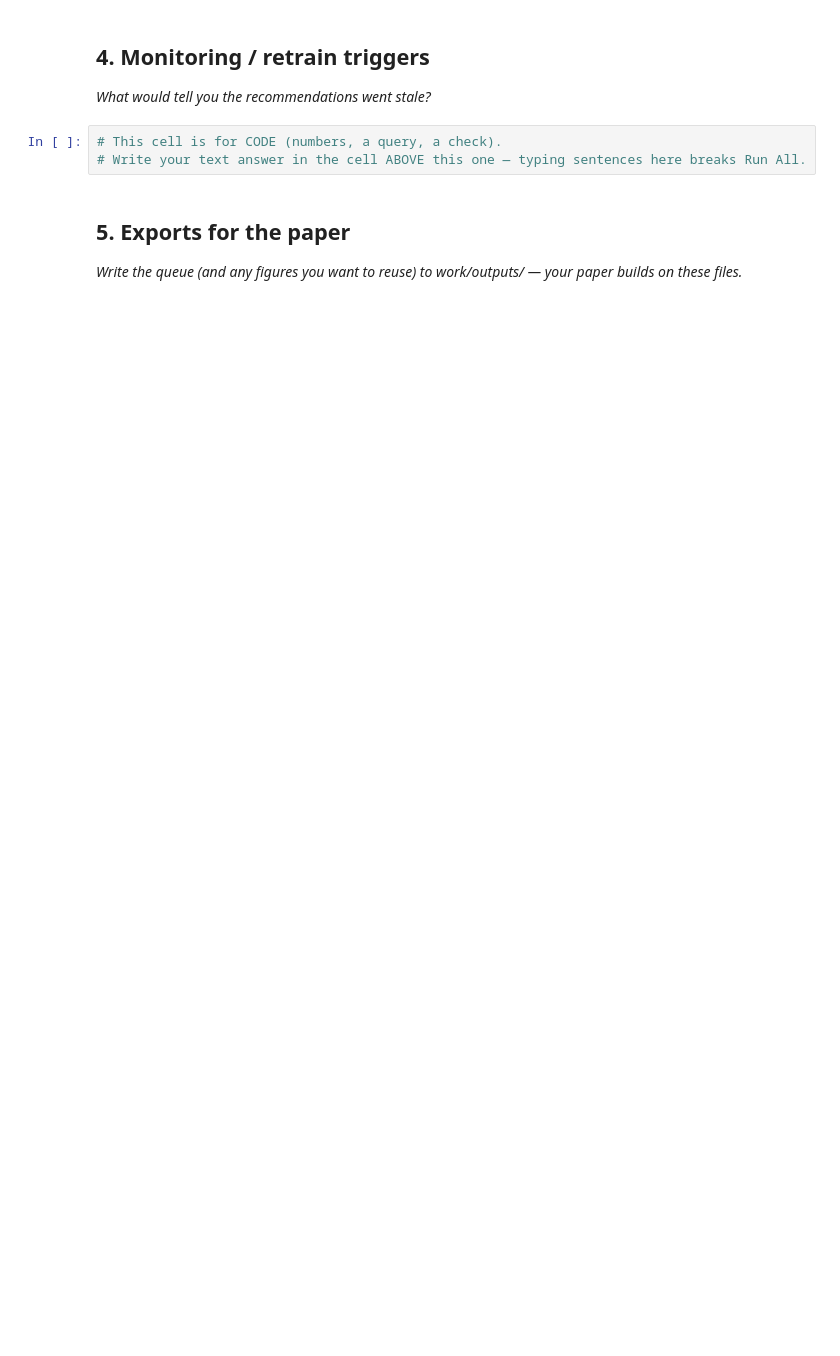
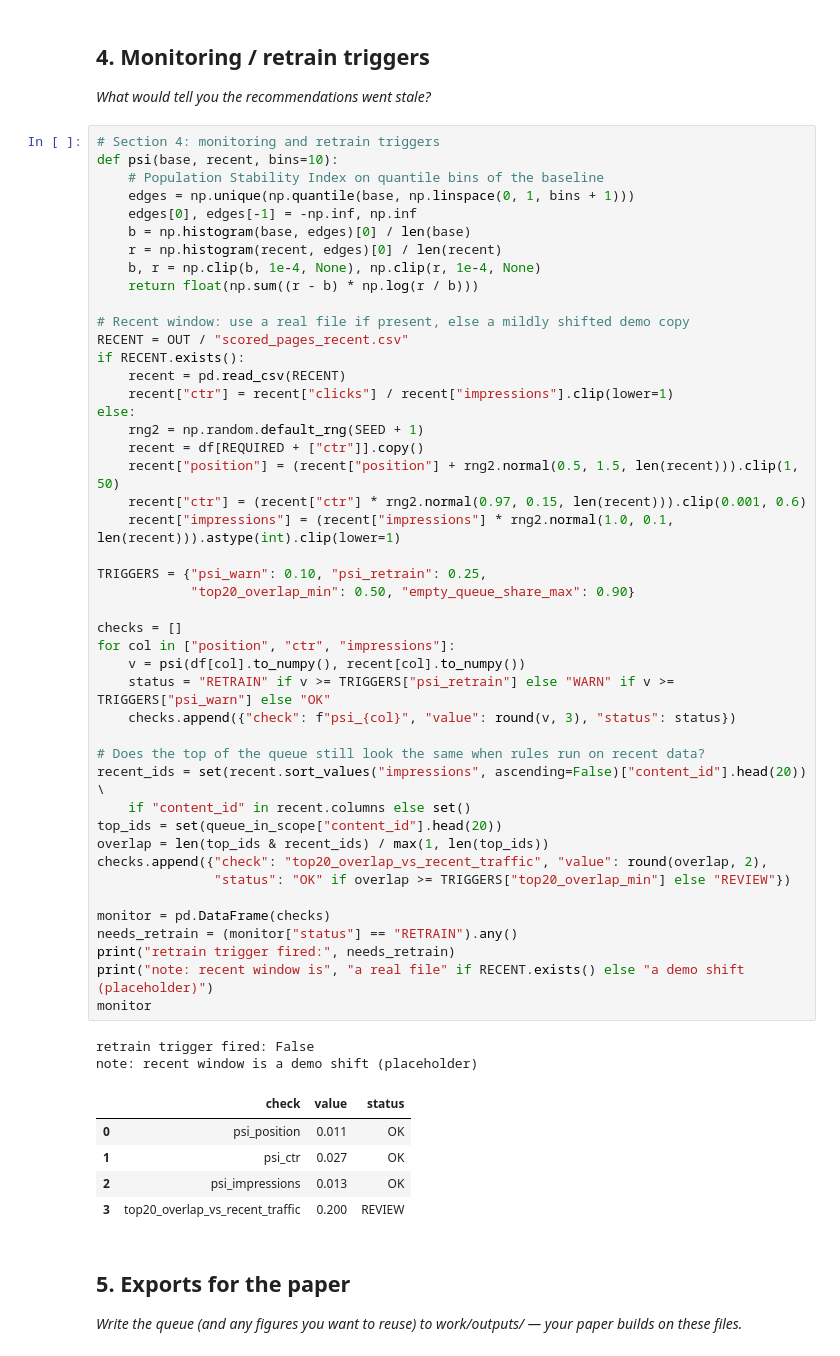
Before and after one commit to ayazahmedbscsf23-art/flyrank-ml-internship, a Jupyter notebook: work/notebooks/w07_action_playbook.ipynb, the cells around one changed output. Saved outputs shown, nothing was run; the diff lists cells and outputs as text; blank space fills up the shorter version.

```diff
--- a/work/notebooks/w07_action_playbook.ipynb
+++ b/work/notebooks/w07_action_playbook.ipynb
@@ -31,9 +236,59 @@ This skeleton is yours to fill. Work the sections **in order** — each one has
 ## 4. Monitoring / retrain triggers
 
 *What would tell you the recommendations went stale?*
-# %%
-# This cell is for CODE (numbers, a query, a check).
-# Write your text answer in the cell ABOVE this one — typing sentences here breaks Run All.
+# %%
+# Section 4: monitoring and retrain triggers
+def psi(base, recent, bins=10):
+    # Population Stability Index on quantile bins of the baseline
+    edges = np.unique(np.quantile(base, np.linspace(0, 1, bins + 1)))
+    edges[0], edges[-1] = -np.inf, np.inf
+    b = np.histogram(base, edges)[0] / len(base)
+    r = np.histogram(recent, edges)[0] / len(recent)
+    b, r = np.clip(b, 1e-4, None), np.clip(r, 1e-4, None)
+    return float(np.sum((r - b) * np.log(r / b)))
+
+# Recent window: use a real file if present, else a mildly shifted demo copy
+RECENT = OUT / "scored_pages_recent.csv"
+if RECENT.exists():
+    recent = pd.read_csv(RECENT)
+    recent["ctr"] = recent["clicks"] / recent["impressions"].clip(lower=1)
+else:
+    rng2 = np.random.default_rng(SEED + 1)
+    recent = df[REQUIRED + ["ctr"]].copy()
+    recent["position"] = (recent["position"] + rng2.normal(0.5, 1.5, len(recent))).clip(1, 50)
+    recent["ctr"] = (recent["ctr"] * rng2.normal(0.97, 0.15, len(recent))).clip(0.001, 0.6)
+    recent["impressions"] = (recent["impressions"] * rng2.normal(1.0, 0.1, len(recent))).astype(int).clip(lower=1)
+
+TRIGGERS = {"psi_warn": 0.10, "psi_retrain": 0.25,
+            "top20_overlap_min": 0.50, "empty_queue_share_max": 0.90}
+
+checks = []
+for col in ["position", "ctr", "impressions"]:
+    v = psi(df[col].to_numpy(), recent[col].to_numpy())
+    status = "RETRAIN" if v >= TRIGGERS["psi_retrain"] else "WARN" if v >= TRIGGERS["psi_warn"] else "OK"
+    checks.append({"check": f"psi_{col}", "value": round(v, 3), "status": status})
+
+# Does the top of the queue still look the same when rules run on recent data?
+recent_ids = set(recent.sort_values("impressions", ascending=False)["content_id"].head(20)) \
+    if "content_id" in recent.columns else set()
+top_ids = set(queue_in_scope["content_id"].head(20))
+overlap = len(top_ids & recent_ids) / max(1, len(top_ids))
+checks.append({"check": "top20_overlap_vs_recent_traffic", "value": round(overlap, 2),
+               "status": "OK" if overlap >= TRIGGERS["top20_overlap_min"] else "REVIEW"})
+
+monitor = pd.DataFrame(checks)
+needs_retrain = (monitor["status"] == "RETRAIN").any()
+print("retrain trigger fired:", needs_retrain)
+print("note: recent window is", "a real file" if RECENT.exists() else "a demo shift (placeholder)")
+monitor
+# %% [output]
+retrain trigger fired: False
+note: recent window is a demo shift (placeholder)
+|  | check | value | status |
+| 0 | psi_position | 0.011 | OK |
+| 1 | psi_ctr | 0.027 | OK |
+| 2 | psi_impressions | 0.013 | OK |
+| 3 | top20_overlap_vs_recent_traffic | 0.200 | REVIEW |
 # %% [markdown]
 ## 5. Exports for the paper
 
```
Also changed, not shown: parts of 8 cells of this notebook.
